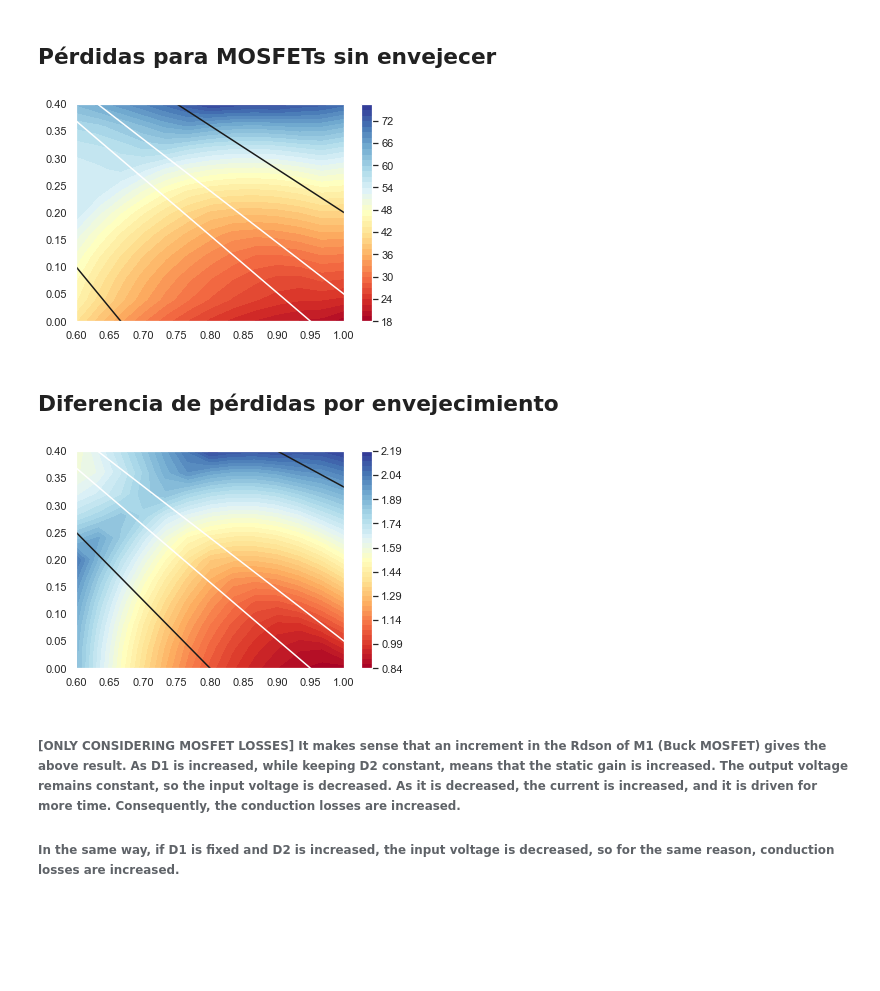
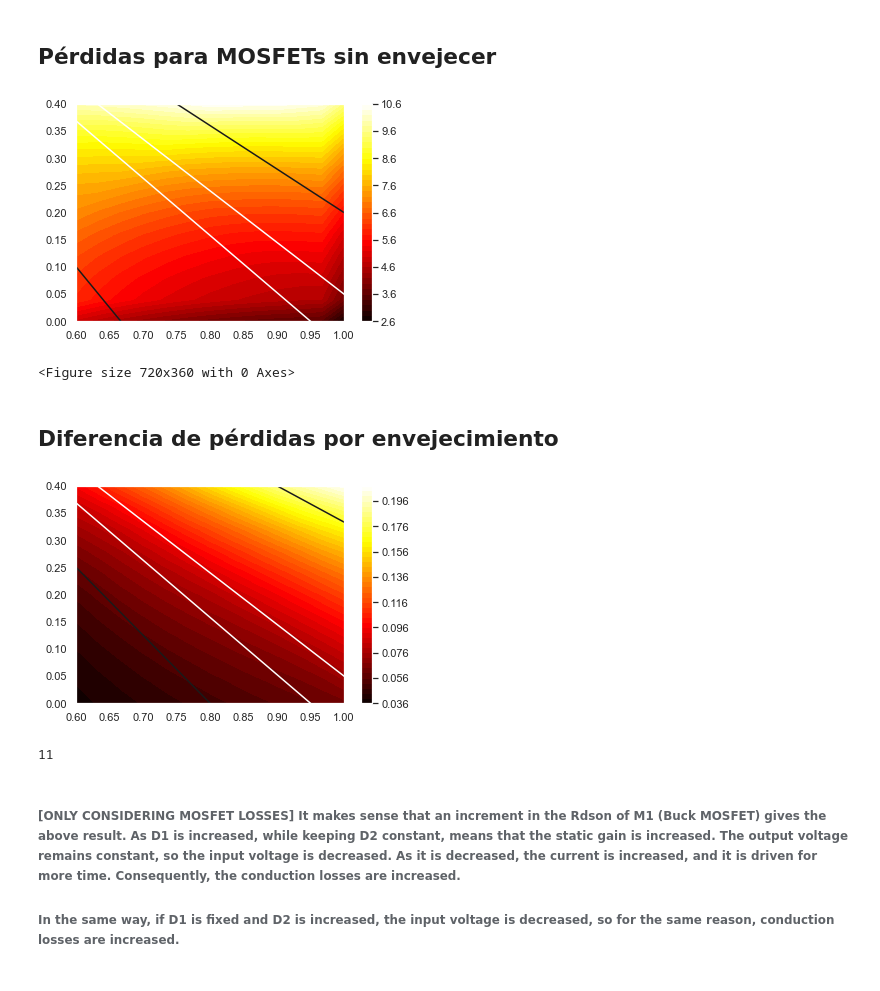
Before and after one commit to miguelfercos/Health-Heatmap, a Jupyter notebook: 4S Buck Boost.ipynb, the cells around one changed output. Drawn from its saved outputs; the diff is of its cells as text; code cells hidden in the pictures; blank space fills up the shorter version.

```diff
--- a/4S Buck Boost.ipynb
+++ b/4S Buck Boost.ipynb
@@ -34,7 +34,7 @@ sns.set(style="darkgrid")
 Vbus=100 # Tensión en el bus
 Vsa_min=80 #Máximo y minimo de la tensión del panel solar
 Vsa_max=150
-fsw=100000 # Frecuencia de conmutación
+fsw=180e3 #100000 # Frecuencia de conmutación
 T=1/fsw
 P=500 # Potencia nominal
 L_ind=84/1000000
@@ -60,10 +60,11 @@ Lim_sup_D1=0.95 # Límites máximos de operación de los ciclos de trabajo
 Lim_inf_D2=0.05
 
 # MOSFET seleccionados en la implementación, según la tabla importada de Excel.
-M1_index=54
-M2_index=54
-M3_index=54
-M4_index=54
+M1_index=53
+M2_index=53
+M3_index=53
+M4_index=53
+Mprot_index=54
 
 #Características del driver de los MOSFETs (paera pérdidas de conmutación)
 Vdrvr=20
@@ -400,10 +402,10 @@ Vout_ex,Ip1_end_ex,Ip2_end_ex,Ip3_end_ex,Ip4_end_ex,Iavg_ex,Irms_tot,Irms_in,Iav
 # %%
 # Seleccion de componentes y extracción de parámetros
 # MOSFET data
-MOSFETs=pd.read_excel(r'D:\Trabajo\HC MathCad\Semiconductores\Space Components.xls',sheet_name="MOSFETs")
+MOSFETs=pd.read_excel(r'.\Space Components.xls',sheet_name="MOSFETs")
 # Se usa del siguiente modo:
 #MOSFETs['Id (A @25oC)'][54]=70
 pd.options.display.max_columns = None
-display(MOSFETs.tail(14))
+display(MOSFETs.head(20))
 # %% [output]
 |  | Part | JEDEC Part | Manufacturer | Type | Vds (V) | Id (A @25oC) | Id (A @100oC) | Rdson (ohms @25oC) | ... |
@@ -430,7 +434,7 @@ def Losses_M1(D1,Vin,Ion,Ioff,fsw,M_i,Vdr,Idr,Irms,aging):
 #Si no conmuta, sólo hay pérdidas de conducción
     if (D1==1):
         losses_sw=0
-        losses_cond=MD.cond_losses(aging*MOSFETs['Rdson (ohms @125oC)'][M_i],Irms)
+        losses_cond=MD.cond_losses(aging*MOSFETs['Rdson (ohms @25oC)'][M_i],Irms)
         losses_tot=losses_sw+losses_cond
         return losses_tot
 # Si conmuta, hay pérdidas de conducción y conmutación. Además, este dispositivo no conmuta con ZVS en encenddo ni ZCS en apagado
@@ -440,7 +444,7 @@ def Losses_M1(D1,Vin,Ion,Ioff,fsw,M_i,Vdr,Idr,Irms,aging):
         losses_sw1=MD.sw_losses(Vin,Ion,fsw,MOSFETs['Qg (nC)'][M_i]*10**-9,Idr)+MD.sw_losses(Vin,Ioff,fsw,MOSFETs['Qg (nC)'][M_i]*10**-9,Idr)
         losses_sw2=MD.gate_sw_losses(MOSFETs['Qg (nC)'][M_i]*10**-9,Vdr,fsw)
         losses_sw3=MD.Coss_sw_losses(MOSFETs['Coss (pF)'][M_i]*10**-12,Vin,fsw)
-        losses_cond=MD.cond_losses(aging*MOSFETs['Rdson (ohms @125oC)'][M_i],Irms)
+        losses_cond=MD.cond_losses(aging*MOSFETs['Rdson (ohms @25oC)'][M_i],Irms)
         losses_tot=losses_sw1+losses_sw2+losses_sw3+losses_cond
         return losses_tot
 
@@ -456,7 +460,7 @@ def Losses_M2(D1,Vin,Ion,Ioff,fsw,M_i,Vdr,Idr,Irms,aging):
         losses_sw1=MD.sw_losses(Vin,Ioff,fsw,MOSFETs['Qg (nC)'][M_i]*10**-9,Idr)
         losses_sw2=MD.gate_sw_losses(MOSFETs['Qg (nC)'][M_i]*10**-9,Vdr,fsw)
         losses_sw3=MD.Coss_sw_losses(MOSFETs['Coss (pF)'][M_i]*10**-12,Vin,fsw)
-        losses_cond=MD.cond_losses(aging*MOSFETs['Rdson (ohms @125oC)'][M_i],Irms)
+        losses_cond=MD.cond_losses(aging*MOSFETs['Rdson (ohms @25oC)'][M_i],Irms)
         losses_tot=losses_sw1+losses_sw2+losses_sw3+losses_cond
         return losses_tot
 
@@ -465,7 +469,7 @@ def Losses_M2(D1,Vin,Ion,Ioff,fsw,M_i,Vdr,Idr,Irms,aging):
 def Losses_M3(D2,Vout,Ion,Ioff,fsw,M_i,Vdr,Idr,Irms,aging):
     if (D2==0):
         losses_sw=0
-        losses_cond=MD.cond_losses(aging*MOSFETs['Rdson (ohms @125oC)'][M_i],Irms)
+        losses_cond=MD.cond_losses(aging*MOSFETs['Rdson (ohms @25oC)'][M_i],Irms)
         losses_tot=losses_sw+losses_cond
         return losses_tot
     elif (D2==1):
@@ -475,7 +479,7 @@ def Losses_M3(D2,Vout,Ion,Ioff,fsw,M_i,Vdr,Idr,Irms,aging):
         losses_sw1=MD.sw_losses(Vout,Ioff,fsw,MOSFETs['Qg (nC)'][M_i]*10**-9,Idr)
         losses_sw2=MD.gate_sw_losses(MOSFETs['Qg (nC)'][M_i]*10**-9,Vdr,fsw)
         losses_sw3=MD.Coss_sw_losses(MOSFETs['Coss (pF)'][M_i]*10**-12,Vout,fsw)
-        losses_cond=MD.cond_losses(aging*MOSFETs['Rdson (ohms @125oC)'][M_i],Irms)
+        losses_cond=MD.cond_losses(aging*MOSFETs['Rdson (ohms @25oC)'][M_i],Irms)
         losses_tot=losses_sw1+losses_sw2+losses_sw3+losses_cond
         return losses_tot
 
@@ -491,11 +495,17 @@ def Losses_M4(D2,Vout,Ion,Ioff,fsw,M_i,Vdr,Idr,Irms,aging):
         losses_sw1=MD.sw_losses(Vout,Ion,fsw,MOSFETs['Qg (nC)'][M_i]*10**-9,Idr)+MD.sw_losses(Vout,Ioff,fsw,MOSFETs['Qg (nC)'][M_i]*10**-9,Idr)
         losses_sw2=MD.gate_sw_losses(MOSFETs['Qg (nC)'][M_i]*10**-9,Vdr,fsw)
         losses_sw3=MD.Coss_sw_losses(MOSFETs['Coss (pF)'][M_i]*10**-12,Vout,fsw)
-        losses_cond=MD.cond_losses(aging*MOSFETs['Rdson (ohms @125oC)'][M_i],Irms)
+        losses_cond=MD.cond_losses(aging*MOSFETs['Rdson (ohms @25oC)'][M_i],Irms)
         losses_tot=losses_sw1+losses_sw2+losses_sw3+losses_cond
         return losses_tot
 
-#HACER PARA MAGNËTICO
+
+#MOSFET DE PROTECCION AÑADIDO
+def Losses_prot(M_i,Irms,aging):
+    losses_cond=MD.cond_losses(aging/2*MOSFETs['Rdson (ohms @25oC)'][M_i],Irms)
+    losses_tot=losses_cond
+    return losses_tot
+#HACER PARA MAGNÉTICO
 
 def Losses_ind(c,x,y,Vol,fsw,L,Iac,N,Ae,Irms,Awire,Lwire,rho):
     Bac=L*Iac/2/N/Ae*1000
@@ -532,6 +542,8 @@ for j in range(size_D2):
         aux_M2=Losses_M2(D1_r[i],Vin_f(Vbus,D1_r[i],D2_r[j]),c[1],c[3],fsw,M2_index,Vdrvr,Idrvr,Irms_M2,1)
         aux_M3=Losses_M3(D2_r[j],Vbus,c[2],c[0],fsw,M3_index,Vdrvr,Idrvr,Irms_M3,1)
         aux_M4=Losses_M4(D2_r[j],Vbus,c[0],c[2],fsw,M4_index,Vdrvr,Idrvr,Irms_M4,1)
+        aux_protM1=Losses_prot(Mprot_index,Irms_M1,1)
+        aux_protM3=Losses_prot(Mprot_index,Irms_M3,1)
         Iac_ind=max(c)-min(c)
         Irms_ind=Iind_avg(c[3],c[0],c[1],c[2],interv[2]-interv[1],interv[5]-interv[4],interv[8]-interv[7],interv[11]-interv[10])
         aux_L=Losses_ind(c_ind,x_ind,y_ind,Vol_ind,fsw,L_ind,Iac_ind,N_ind,Ae_ind,Irms_ind,Awire_ind,Lwire_ind,rho)
@@ -545,35 +557,41 @@ for j in range(size_D2):
 #         aux_M3=Losses_M3(0,Vbus,c[2],c[0],fsw,M3_index,Vdrvr,Idrvr,Irms_M3,1)
 #         aux_M4=Losses_M4(0,Vbus,c[0],c[2],fsw,M4_index,Vdrvr,Idrvr,Irms_M4,1)
 #         Iac_ind=max(c)-min(c)
 #         Irms_ind=Iind_avg(c[3],c[0],c[1],c[2],interv[2]-interv[1],interv[5]-interv[4],interv[8]-interv[7],interv[11]-interv[10])
 #         aux_L=Losses_ind(c_ind,x_ind,y_ind,Vol_ind,fsw,L_ind,Iac_ind,N_ind,Ae_ind,Irms_ind,Awire_ind,Lwire_ind,rho)
 #         aux[j][i]=aux_M1+aux_M2+aux_M3+aux_M4+aux_L
 
 #Plot the surface.
-gr=ax.contourf(D1_r, D2_r, aux, 50, cmap='RdYlBu')
+gr=ax.contourf(D1_r, D2_r, aux, 50, cmap='hot')  #'RdYlBu'
 fig.colorbar(gr)
 
 # Las líneas negras representan las parejas de puntos que dan la mínima y máxima ganancia necesarias.
 ax.plot(D1_r,D2_f(Vsa_max,Vbus,D1_r),'k')
 ax.plot(D1_r,D2_f(Vsa_min,Vbus,D1_r),'k')
 
 # Las líneas blancas representan la ganancia máxima que podría alcanzarse si se imponen límites del 0.95 a D1 y D2.
 # Es decir, se puede fijar un D de 1 o menor de 0.95,pero nunca entre ambos valores por provlemas con retrassos, tiempos
 #muertos, etc.
 
 ax.plot(D1_r,D2_f(Vbus,Lim_sup_D1*Vbus,D1_r),'w')
 ax.plot(D1_f(Vbus*(1-Lim_inf_D2),Vbus,D2_r),D2_r,'w')
 
 
 #ax.plot(D1_r,D2_r,'g')
 plt.xlim(D1_min_sh,D1_max_sh)
 plt.ylim(D2_min_sh,D2_max_sh)
 
+
+f = plt.figure()
+f.set_figwidth(10)
+f.set_figheight(5)
+
 plt.show()
 
 # #Eje Y es D2 y Eje X es D1
 # %% [output]
-[figure, old version]
+[figure, new version]
+<Figure size 720x360 with 0 Axes>
 # %% [markdown]
 ## Diferencia de pérdidas por envejecimiento
 # %%
@@ -583,23 +601,25 @@ fig, ax = plt.subplots()
 
 # Se debe tener en cuenta que aux1 almacena las diferencias entre las pérdidas de convertidor con los MOSFETs envejecidos
 # (aux_M1, aux_M2,...) y las pérdidas calculadas en el bloque anterior, que son con los MOSFETs sin envejecer (aux)
-aux1=[ [ 0 for i in range(size_D1) ] for j in range(size_D2) ]
+aux1=[ [ 0 for i in range(size_D1) ] for j in range(size_D2) ] #create empty matrix of size D2,D1
 for j in range(size_D2):
     for i in range(size_D1):
         c=currents_L(L_ind,Vin_f(Vbus,D1_r[i],D2_r[j]),Vbus,P/Vin_f(Vbus,D1_r[i],D2_r[j]),D1_r[i],D2_r[j],phi_bob,T)
         interv=intervals(D1_r[i],D2_r[j],phi_bob,T)
         Irms_M1,Irms_M2,Irms_M3,Irms_M4=Irms_Mi(D1_r[i],D2_r[j],phi_bob,fsw,interv[2],interv[5],interv[8],interv[11],interv[1],c[0],c[1],c[2],c[3])
-        aux_M1=Losses_M1(D1_r[i],Vin_f(Vbus,D1_r[i],D2_r[j]),c[3],c[1],fsw,M1_index,Vdrvr,Idrvr,Irms_M1,1.0)
-        aux_M2=Losses_M2(D1_r[i],Vin_f(Vbus,D1_r[i],D2_r[j]),c[1],c[3],fsw,M2_index,Vdrvr,Idrvr,Irms_M2,1.0)
-        aux_M3=Losses_M3(D2_r[j],Vbus,c[2],c[0],fsw,M3_index,Vdrvr,Idrvr,Irms_M3,aging)
-        aux_M4=Losses_M4(D2_r[j],Vbus,c[0],c[2],fsw,M4_index,Vdrvr,Idrvr,Irms_M4,1.0)
+        aux_M1=Losses_M1(D1_r[i],Vin_f(Vbus,D1_r[i],D2_r[j]),c[3],c[1],fsw,M1_index,Vdrvr,Idrvr,Irms_M1,aging)
+        aux_M2=Losses_M2(D1_r[i],Vin_f(Vbus,D1_r[i],D2_r[j]),c[1],c[3],fsw,M2_index,Vdrvr,Idrvr,Irms_M2,1)
+        aux_M3=Losses_M3(D2_r[j],Vbus,c[2],c[0],fsw,M3_index,Vdrvr,Idrvr,Irms_M3,1)
+        aux_M4=Losses_M4(D2_r[j],Vbus,c[0],c[2],fsw,M4_index,Vdrvr,Idrvr,Irms_M4,1)
+        aux_protM1=Losses_prot(Mprot_index,Irms_M1,1)
+        aux_protM3=Losses_prot(Mprot_index,Irms_M3,1)
         Iac_ind=max(c)-min(c)
         Irms_ind=Iind_avg(c[3],c[0],c[1],c[2],interv[2]-interv[1],interv[5]-interv[4],interv[8]-interv[7],interv[11]-interv[10])
         aux_L=Losses_ind(c_ind,x_ind,y_ind,Vol_ind,fsw,L_ind,Iac_ind,N_ind,Ae_ind,Irms_ind,Awire_ind,Lwire_ind,rho)
         aux1[j][i]=aux_M1+aux_M2+aux_M3+aux_M4+aux_L-aux[j][i]
 
 #Plot the surface.
-gr=ax.contourf(D1_r, D2_r, aux1, 50, cmap='RdYlBu')
+gr=ax.contourf(D1_r, D2_r, aux1, 50, cmap='hot')
 fig.colorbar(gr)
 
 ax.plot(D1_r,D2_f(Vbus,Vsa_max,D1_r),'k')
@@ -617,8 +637,11 @@ plt.ylim(D2_min_sh,D2_max_sh)
 plt.show()
 
 #Eje Y es D2 y Eje X es D1
+
+size_D2
 # %% [output]
-[figure, old version]
+[figure, new version]
+11
 # %% [markdown]
 ###### [ONLY CONSIDERING MOSFET LOSSES] It makes sense that an increment in the Rdson of M1 (Buck MOSFET) gives the above result. As  D1 is increased, while keeping D2 constant, means that the static gain is increased. The output voltage remains constant, so the input voltage is decreased. As it is decreased, the current is increased, and it is driven for more time. Consequently, the conduction losses are increased.
 ###### In the same way, if D1 is fixed and D2 is increased, the input voltage is decreased, so for the same reason, conduction losses are increased.
```
Also changed, not shown: parts of 17 cells of this notebook, 5 other files.
